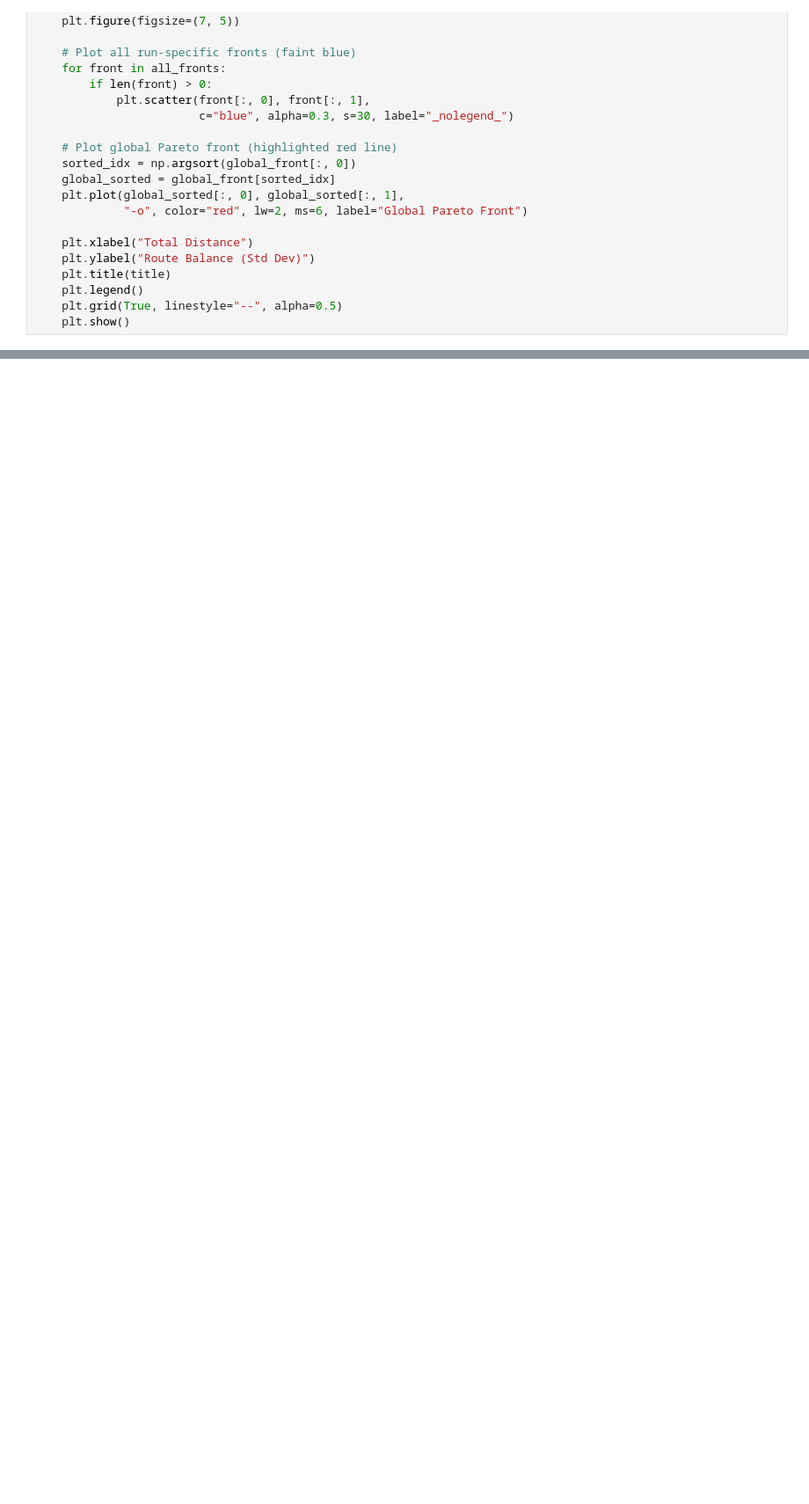
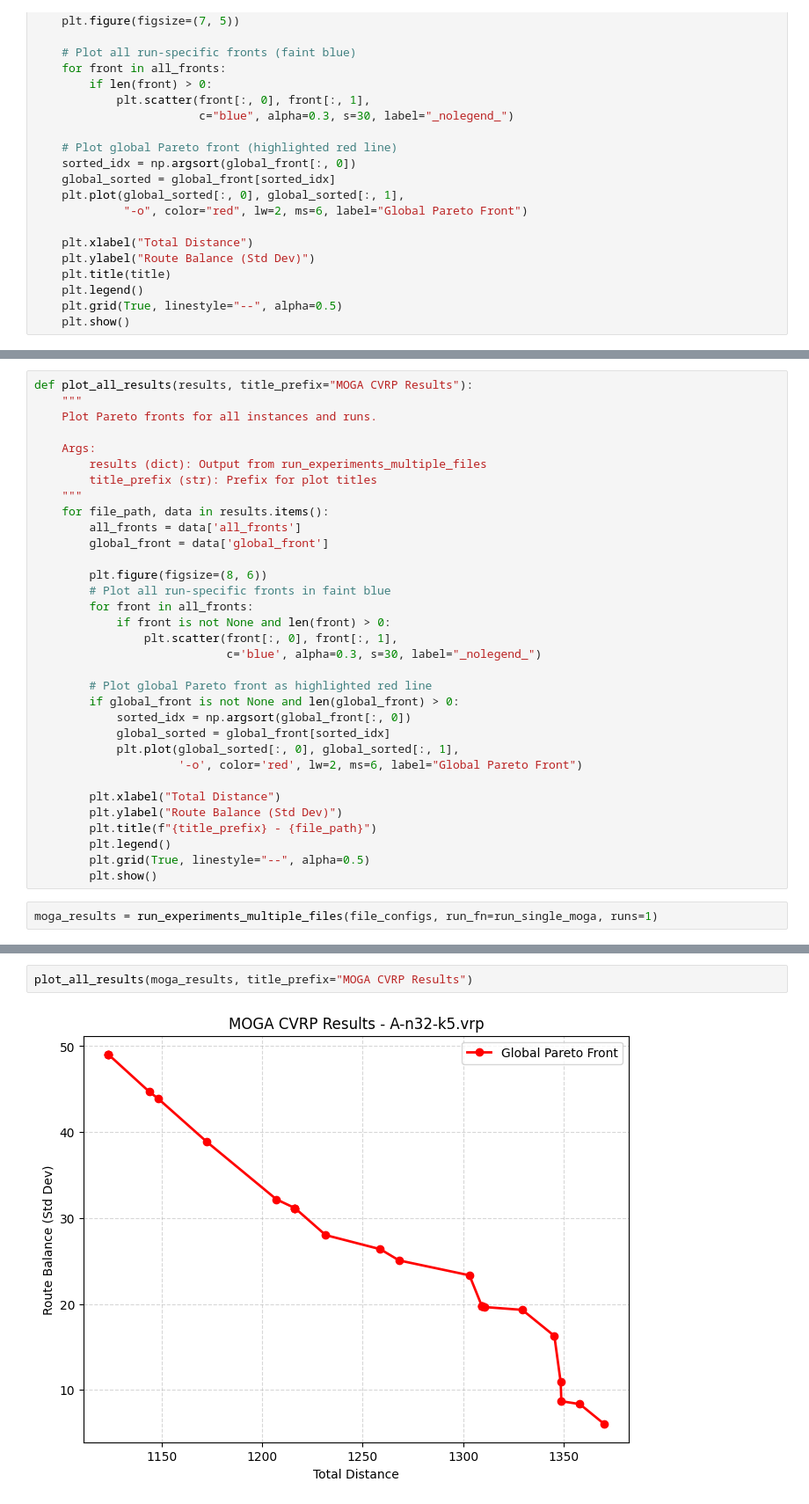
Before and after one commit to FahmiHaybe/EA-Assignment2, a Jupyter notebook: Assignment2.ipynb, the cells around one changed output, grey strips where cells are left out. Shown at 88% size. Cells and saved outputs as stored; diff of their text form; blank space fills up the shorter version.

```diff
--- a/Assignment2.ipynb
+++ b/Assignment2.ipynb
@@ -518,0 +561,35 @@ Finished 3 runs. Global Pareto front size: 17
+# %%
+def plot_all_results(results, title_prefix="MOGA CVRP Results"):
+    """
+    Plot Pareto fronts for all instances and runs.
+
+    Args:
+        results (dict): Output from run_experiments_multiple_files
+        title_prefix (str): Prefix for plot titles
+    """
+    for file_path, data in results.items():
+        all_fronts = data['all_fronts']
+        global_front = data['global_front']
+
+        plt.figure(figsize=(8, 6))
+        # Plot all run-specific fronts in faint blue
+        for front in all_fronts:
+            if front is not None and len(front) > 0:
+                plt.scatter(front[:, 0], front[:, 1],
+                            c='blue', alpha=0.3, s=30, label="_nolegend_")
+
+        # Plot global Pareto front as highlighted red line
+        if global_front is not None and len(global_front) > 0:
+            sorted_idx = np.argsort(global_front[:, 0])
+            global_sorted = global_front[sorted_idx]
+            plt.plot(global_sorted[:, 0], global_sorted[:, 1],
+                     '-o', color='red', lw=2, ms=6, label="Global Pareto Front")
+
+        plt.xlabel("Total Distance")
+        plt.ylabel("Route Balance (Std Dev)")
+        plt.title(f"{title_prefix} - {file_path}")
+        plt.legend()
+        plt.grid(True, linestyle="--", alpha=0.5)
+        plt.show()
+# %%
+moga_results = run_experiments_multiple_files(file_configs, run_fn=run_single_moga, runs=1)
@@ -518,0 +614,4 @@ Finished 3 runs. Global Pareto front size: 17
+# %%
+plot_all_results(moga_results, title_prefix="MOGA CVRP Results")
+# %% [output]
+[figure, added]
```
Also changed, not shown: parts of 16 cells of this notebook, 4 other files.
